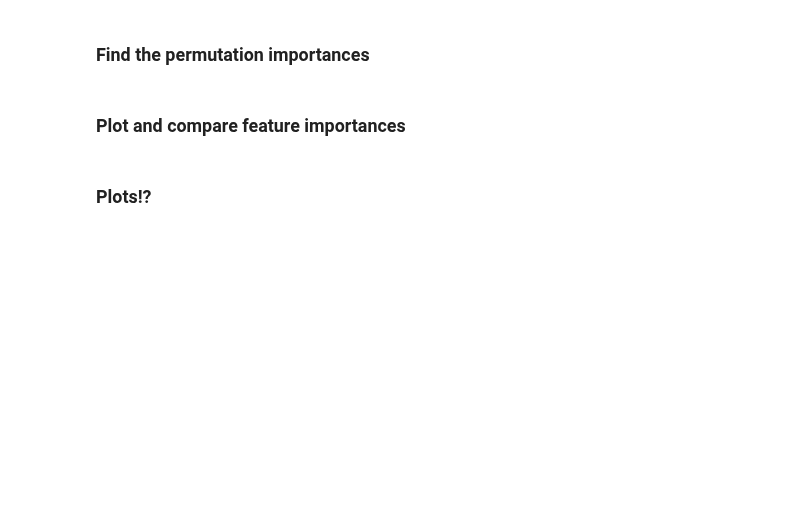
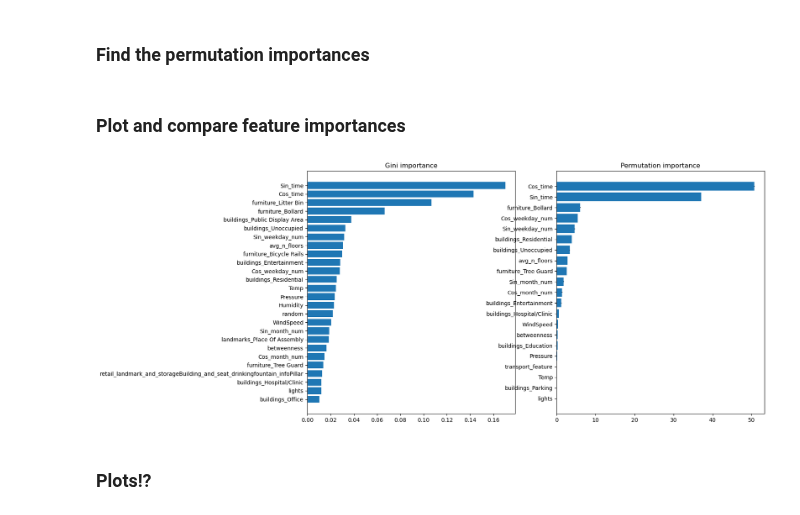
Before and after one commit to nickmalleson/footfall, a Jupyter notebook: MelbourneAnalysis/Modelling/AssessingFinalModel.ipynb, the cells around one changed output. Cells and saved outputs as stored; diff of their text form; code cells hidden in the pictures; blank space fills up the shorter version.

```diff
--- a/MelbourneAnalysis/Modelling/AssessingFinalModel.ipynb
+++ b/MelbourneAnalysis/Modelling/AssessingFinalModel.ipynb
@@ -105,8 +78,3 @@ rf_model_pipeline3 = joblib.load('PickleFiles/rf_model_pipeline3_combined_featur
 # %% [markdown]
 ### Find Gini impurity feature importances
 Gini feature importance (or mean decrease in impurity) counts the number of times a feature is used to split a node, weighted by the number of samples it splits.
-# %%
-model = rf_model_pipeline1['rf_regressor']
-rf_importances = list(model.feature_importances_)
-len(rf_importances)
-Xfull.columns
@@ -184,34 +130,36 @@ pi_3, pi_3_raw = find_permutation_importance(rf_model_pipeline3['rf_regressor'],
 # %%
 def plot_compare_importances(axs,gini_importances, perm_importances, above_random_cat = False):
 
     if above_random_cat == 'random_num':
         gini_importances = gini_importances[gini_importances['importance']>gini_importances.query("feature=='random'")["importance"].values[0]]
         perm_importances = perm_importances[perm_importances['importance']>perm_importances.query("feature=='random'")["importance"].values[0]]
     elif above_random_cat == 'random_cat':
         gini_importances = gini_importances[gini_importances['importance']>gini_importances.query("feature=='random_cat'")["importance"].values[0]]
         perm_importances = perm_importances[perm_importances['importance']>perm_importances.query("feature=='random_cat'")["importance"].values[0]]
 
     axs[0].barh(range(len(gini_importances['importance'])), gini_importances["importance"])
     axs[0].set_yticks(range(len(gini_importances["feature"])))
     _ = axs[0].set_yticklabels(np.array(gini_importances["feature"]))
     axs[0].set_title('Gini importance')
 
     axs[1].barh(range(len(perm_importances['importance'])),
              perm_importances['importance'],
              xerr=perm_importances['Feature_importance_std'])
     axs[1].set_yticks(range(len(perm_importances['importance'])))
     _ = axs[1].set_yticklabels(perm_importances['feature'])
     axs[1].set_title('Permutation importance')
 
 
 fig, axs = plt.subplots(ncols = 2, figsize=(15,8))
 plot_compare_importances(axs, gi_1, pi_1, above_random_cat='random_cat')
 
-fig, axs = plt.subplots(ncols = 2, figsize=(15,8))
-plot_compare_importances(axs, gi_2, pi_2, above_random_cat='random_cat')
+# fig, axs = plt.subplots(ncols = 2, figsize=(15,8))
+# plot_compare_importances(axs, gi_2, pi_2, above_random_cat='random_cat')
 
-fig, axs = plt.subplots(ncols = 2, figsize=(15,8))
-plot_compare_importances(axs, gi_3, pi_3, above_random_cat='random_cat')
+# fig, axs = plt.subplots(ncols = 2, figsize=(15,8))
+# plot_compare_importances(axs, gi_3, pi_3, above_random_cat='random_cat')
+# %% [output]
+[figure, added]
 # %% [markdown]
 ### Plots!?
 # %%
```
Also changed, not shown: parts of 6 cells of this notebook.
